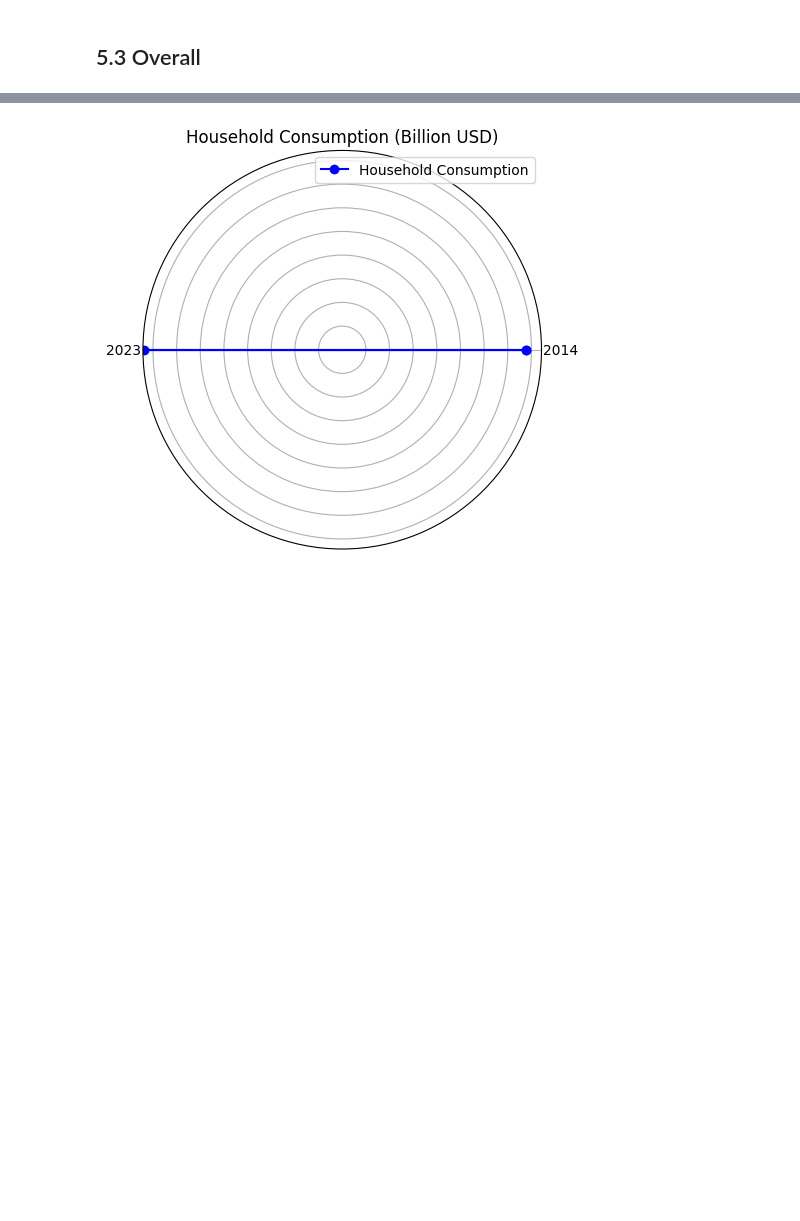
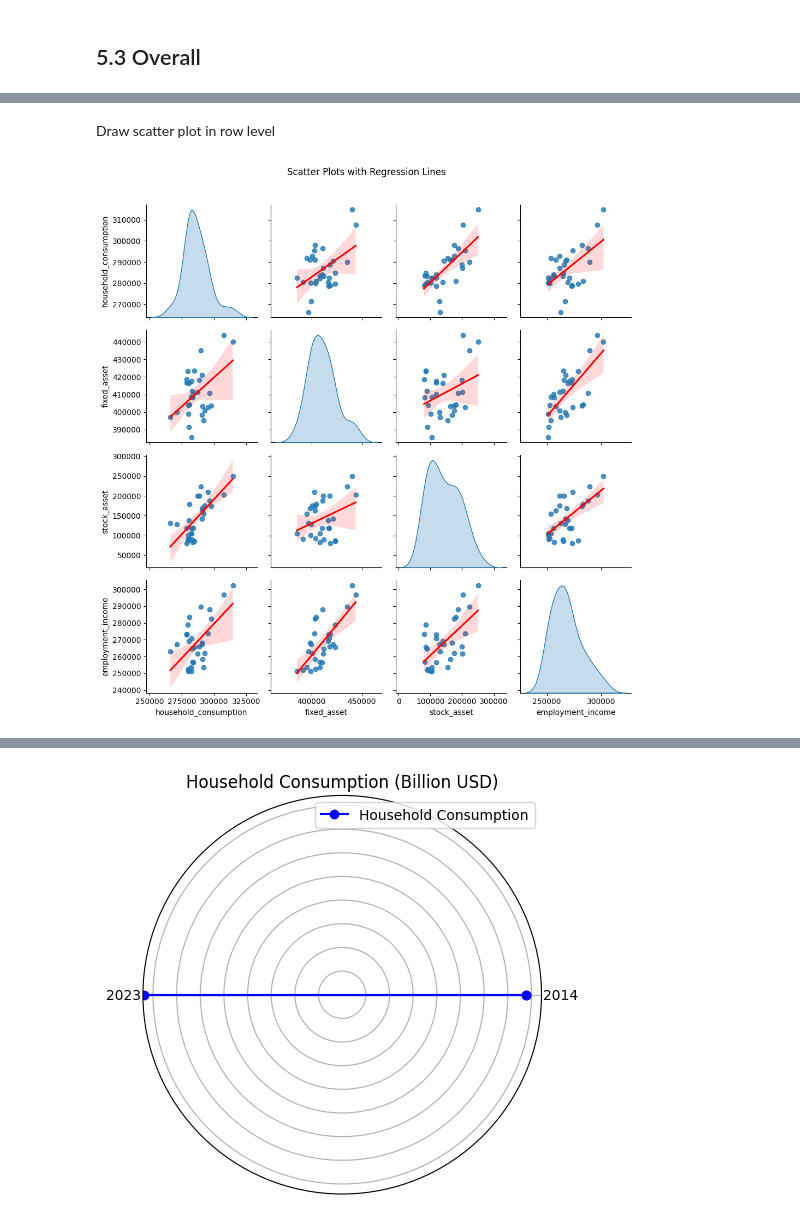
Before and after one commit to Graspp-25-Spring/graspp-25S-Wealth-Consumption, a Jupyter notebook: notebooks/milestone_1_update.ipynb, the cells around one changed output, grey strips where cells are left out. Drawn from its saved outputs; the diff is of its cells as text; code cells hidden in the pictures; blank space fills up the shorter version.

```diff
--- a/notebooks/milestone_1_update.ipynb
+++ b/notebooks/milestone_1_update.ipynb
@@ -808,0 +867,17 @@ Failed (Not Normal):
+# %% [markdown]
+Draw scatter plot in row level
+# %%
+import seaborn as sns
+import matplotlib.pyplot as plt
+
+# set variables
+value_columns = ['household_consumption', 'fixed_asset', 'stock_asset', 'employment_income']
+data_for_plot = merged_data[value_columns]
+
+# Scatter Plots
+sns.pairplot(data_for_plot, kind="reg", diag_kind="kde", plot_kws={"line_kws": {"color": "red"}})
+plt.suptitle("Scatter Plots with Regression Lines", y=1.02)
+plt.tight_layout()
+plt.show()
+# %% [output]
+[figure, added]
```
Also changed, not shown: parts of 23 cells of this notebook, 4 other files.
